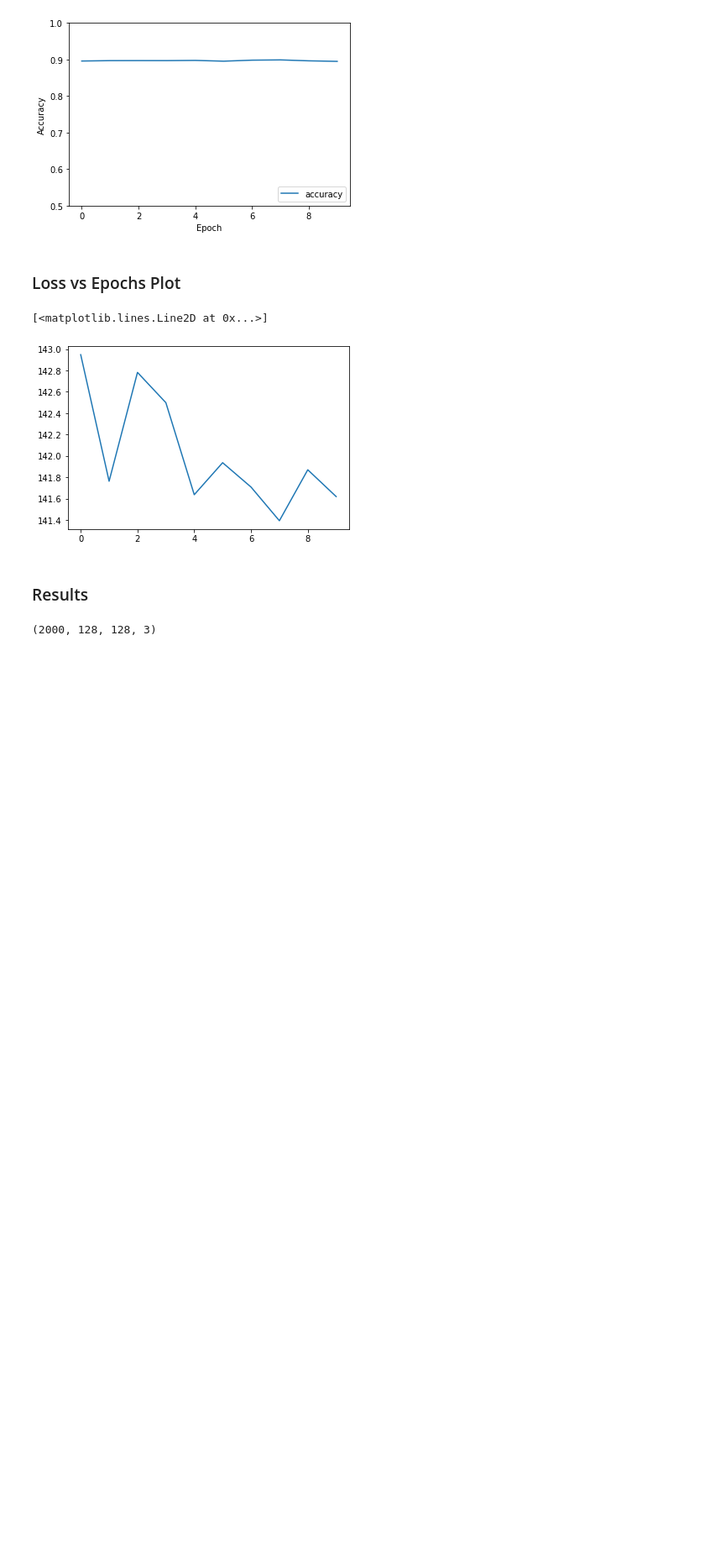
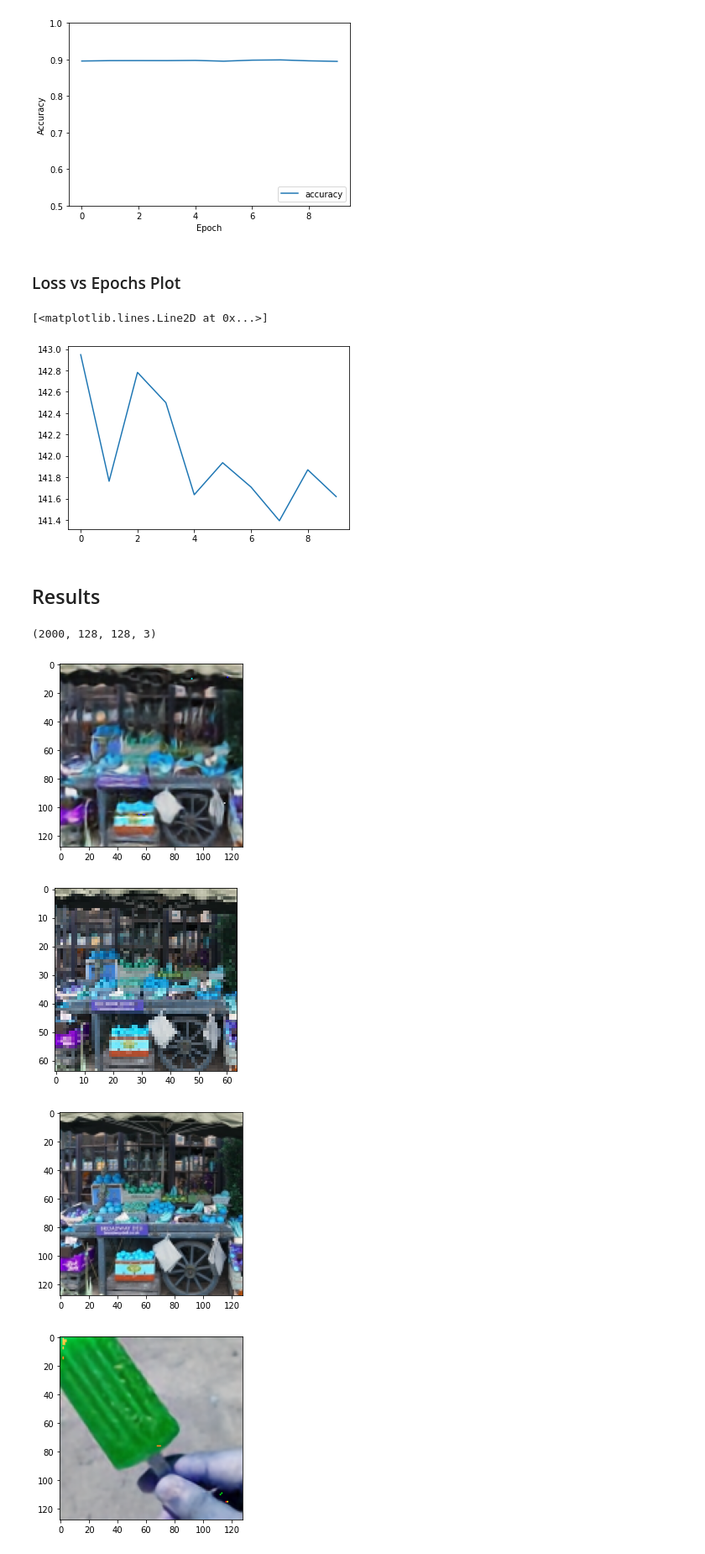
Before and after one commit to aseem09/Super-Resolution-CNN, a Jupyter notebook: super-resolution-64.ipynb, the cells around one changed output. Shown at 84% size. Cells and saved outputs as stored; diff of their text form; code cells hidden in the pictures; blank space fills up the shorter version.

```diff
--- a/super-resolution-64.ipynb
+++ b/super-resolution-64.ipynb
@@ -277,7 +279,7 @@ plt.legend(loc='lower right')
 [<matplotlib.lines.Line2D at 0x...>]
 [figure]
 # %% [markdown]
-### Results
+## Results
 # %%
 test_eval = model.predict(data_test)
 # %%
@@ -285,15 +287,18 @@ print(test_eval.shape)
 # %% [output]
 (2000, 128, 128, 3)
 # %%
-for i in range(0,0):
+for i in range(1900,1903):
 
-#     plt.figure(figsize = (6,6))
-    plt.imshow(op[i].astype(np.uint8))
+    plt.imshow(test_eval[i].astype(np.uint8))
     plt.show()
 
-#     plt.figure(figsize = (5,5))
     plt.imshow(data_test[i].astype(np.uint8))
     plt.show()
 
     plt.imshow(labels_test[i].astype(np.uint8))
     plt.show()
+# %% [output]
+[figure, added]
+[figure, added]
+[figure, added]
+[figure, added]
```
Also changed, not shown: parts of 13 cells of this notebook.
